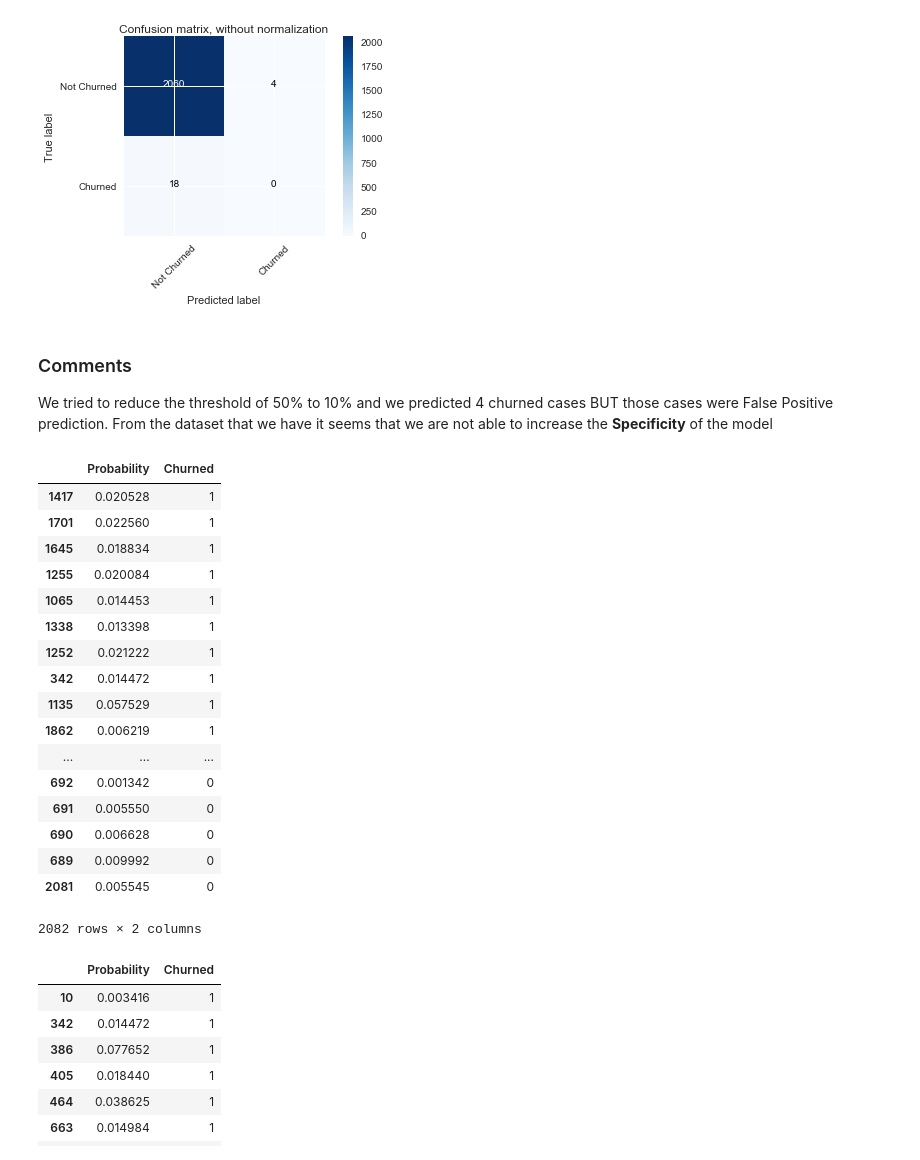
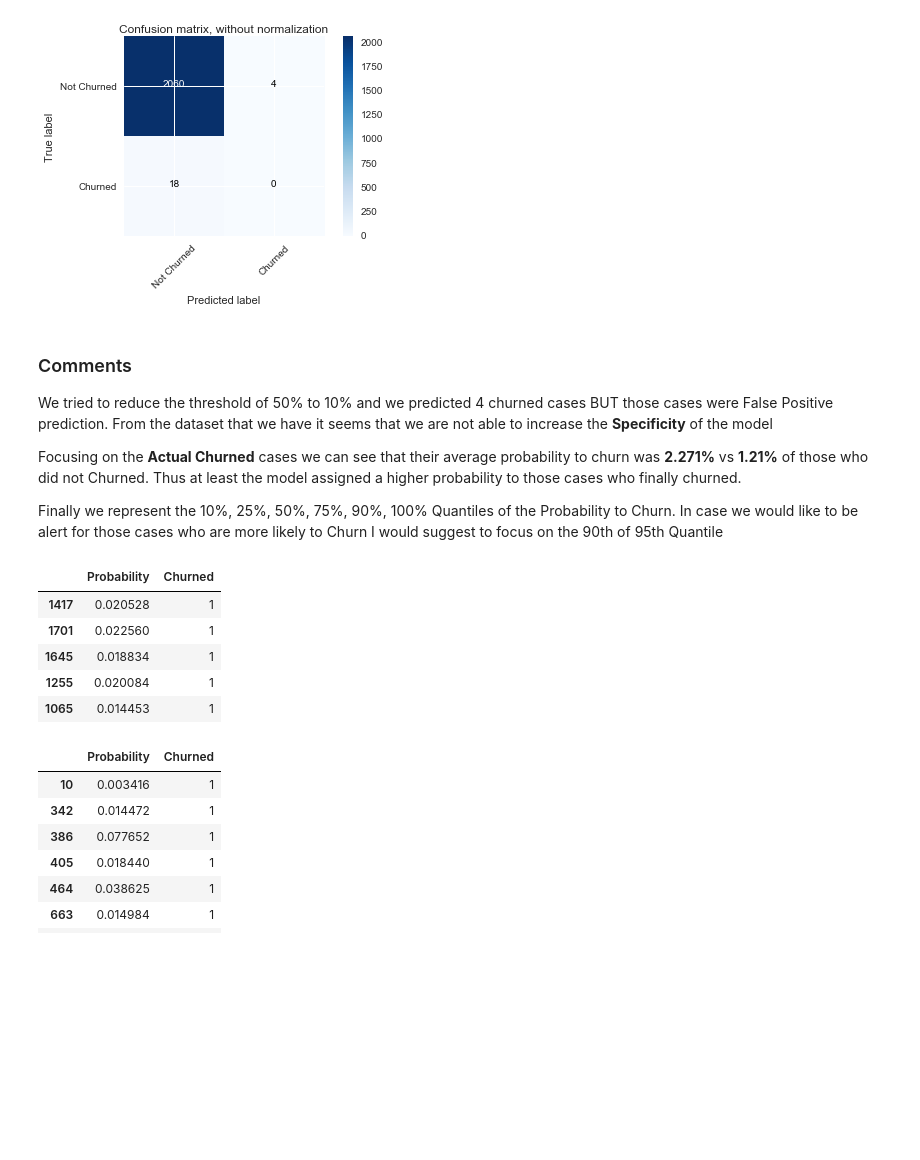
Before and after one commit to pipinho13/test-repo, a Jupyter notebook: LogisticRegressionModel.ipynb, the cells around one changed output. Saved outputs shown, nothing was run; the diff lists cells and outputs as text; code cells hidden in the pictures; blank space fills up the shorter version.

```diff
--- a/LogisticRegressionModel.ipynb
+++ b/LogisticRegressionModel.ipynb
@@ -408,31 +408,23 @@ Confusion matrix, without normalization
 # %% [markdown]
 ### Comments
 We tried to reduce the threshold of 50% to 10% and we predicted 4 churned cases BUT those cases were False Positive prediction. From the dataset that we have it seems that we are not able to increase the **Specificity** of the model
+
+Focusing on the **Actual Churned** cases we can see that their average probability to churn was **2.271%** vs **1.21%** of those who did not Churned. Thus at least the model assigned a higher probability to those cases who finally churned.
+
+Finally we represent the 10%, 25%, 50%, 75%, 90%, 100% Quantiles of the Probability to Churn. In case we would like to be alert for those cases who are more likely to Churn I would suggest to focus on the 90th of 95th Quantile
 # %%
 ProbDF=pd.concat([Y_Prob[1], DataFrame(Y_test)], axis=1)
 # %%
 ProbDF.columns=['Probability', 'Churned']
 # %%
-ProbDF.sort_values('Churned', ascending=False)
+ProbDF.sort_values('Churned', ascending=False).head()
 # %% [output]
 |  | Probability | Churned |
 | 1417 | 0.020528 | 1 |
 | 1701 | 0.022560 | 1 |
 | 1645 | 0.018834 | 1 |
 | 1255 | 0.020084 | 1 |
 | 1065 | 0.014453 | 1 |
-| 1338 | 0.013398 | 1 |
-| 1252 | 0.021222 | 1 |
-| 342 | 0.014472 | 1 |
-| 1135 | 0.057529 | 1 |
-| 1862 | 0.006219 | 1 |
-| ... | ... | ... |
-| 692 | 0.001342 | 0 |
-| 691 | 0.005550 | 0 |
-| 690 | 0.006628 | 0 |
-| 689 | 0.009992 | 0 |
-| 2081 | 0.005545 | 0 |
-2082 rows × 2 columns
 # %%
 ProbDF.loc[ProbDF.Churned==1,]
 # %% [output]
```
Also changed, not shown: parts of 5 cells of this notebook.
